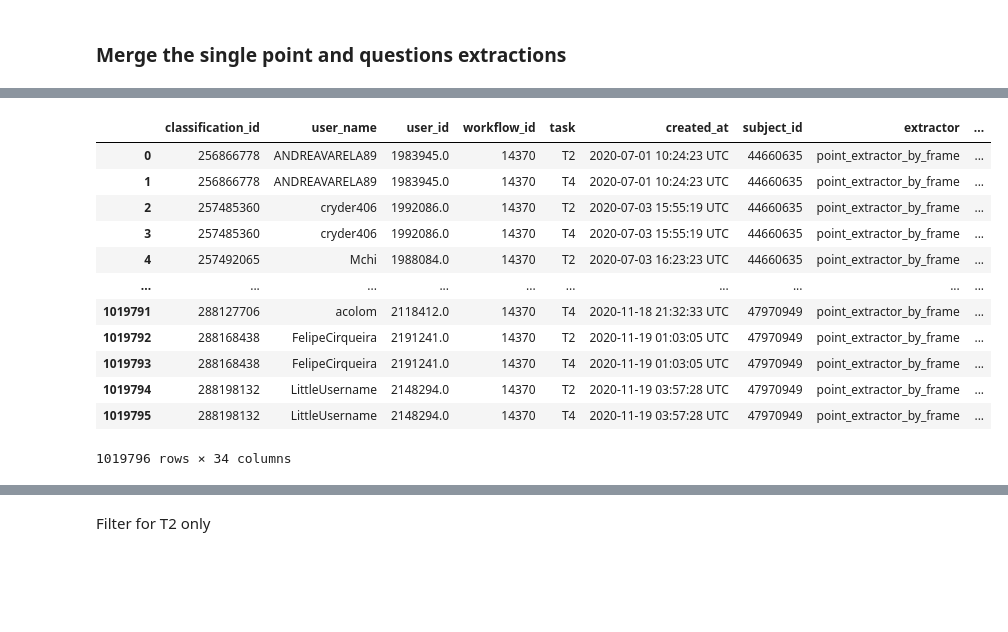
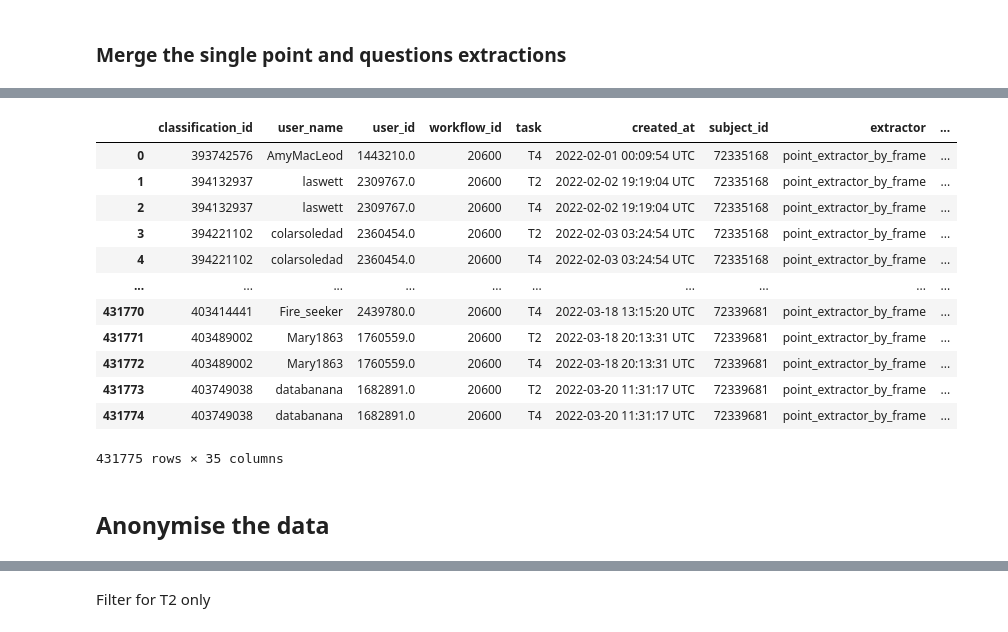
Before and after one commit to cwinkelmann/iguanas-from-above-zooniverse, a Jupyter notebook: Panoptes_Data_Prep.ipynb, the cells around one changed output, grey strips where cells are left out. Saved outputs shown, nothing was run; the diff lists cells and outputs as text; code cells hidden in the pictures; blank space fills up the shorter version.

```diff
--- a/Panoptes_Data_Prep.ipynb
+++ b/Panoptes_Data_Prep.ipynb
@@ -149,20 +190,20 @@ if data_folder == "./data/phase_2":
     # read the rectangles annotations too there
     df_panotes_rectangle_extractor_1 = pd.read_csv(f"{data_folder}/V89.162/shape_extractor_rectangle_extractions.csv", sep=",")
 
-    df_panotes_point_extractor_1 = pd.read_csv(f"{data_folder}/V89.162/point_extractor_by_frame_extractions.csv", sep=",")
-    df_panotes_point_extractor_2 = pd.read_csv(f"{data_folder}/V93.166/point_extractor_by_frame_extractions.csv", sep=",")
-    df_panotes_point_extractor_3 = pd.read_csv(f"{data_folder}/V94.166/point_extractor_by_frame_extractions.csv", sep=",")
+    df_panoptes_point_extractor_1 = pd.read_csv(f"{data_folder}/V89.162/point_extractor_by_frame_extractions.csv", sep=",")
+    df_panoptes_point_extractor_2 = pd.read_csv(f"{data_folder}/V93.166/point_extractor_by_frame_extractions.csv", sep=",")
+    df_panoptes_point_extractor_3 = pd.read_csv(f"{data_folder}/V94.166/point_extractor_by_frame_extractions.csv", sep=",")
 
-    df_panotes_point_extractor_1["workflow_version"] = "89.162"
-    df_panotes_point_extractor_2["workflow_version"] = "93.166"
-    df_panotes_point_extractor_3["workflow_version"] = "94.166"
+    df_panoptes_point_extractor_1["workflow_version"] = "89.162"
+    df_panoptes_point_extractor_2["workflow_version"] = "93.166"
+    df_panoptes_point_extractor_3["workflow_version"] = "94.166"
 
-    df_panotes_question_1 = pd.read_csv(f"{data_folder}/V89.162/question_extractor_extractions.csv", sep=",")
-    df_panotes_question_2 = pd.read_csv(f"{data_folder}/V93.166/question_extractor_extractions.csv", sep=",")
-    df_panotes_question_3 = pd.read_csv(f"{data_folder}/V94.166/question_extractor_extractions.csv", sep=",")
+    df_panoptes_question_1 = pd.read_csv(f"{data_folder}/V89.162/question_extractor_extractions.csv", sep=",")
+    df_panoptes_question_2 = pd.read_csv(f"{data_folder}/V93.166/question_extractor_extractions.csv", sep=",")
+    df_panoptes_question_3 = pd.read_csv(f"{data_folder}/V94.166/question_extractor_extractions.csv", sep=",")
 
 
-    df_panotes_point_extractor = pd.concat([df_panotes_point_extractor_1, df_panotes_point_extractor_2, df_panotes_point_extractor_2], axis=0)
-    df_panotes_question = pd.concat([df_panotes_question_1, df_panotes_question_2, df_panotes_question_3], axis=0)
+    df_panoptes_point_extractor = pd.concat([df_panoptes_point_extractor_1, df_panoptes_point_extractor_2, df_panoptes_point_extractor_2], axis=0)
+    df_panoptes_question = pd.concat([df_panoptes_question_1, df_panoptes_question_2, df_panoptes_question_3], axis=0)
 
     df_panotes_rectangle_extractor_1
@@ -172,13 +210,13 @@ if data_folder == "./data/phase_2":
 # %%
 if data_folder == "./data/phase_3":
-    df_panotes_point_extractor_1 = pd.read_csv(f"{data_folder}/V7.63/point_extractor_by_frame_extractions.csv", sep=",")
-    df_panotes_point_extractor_2 = pd.read_csv(f"{data_folder}/V9.63/point_extractor_by_frame_extractions.csv", sep=",")
-    df_panotes_point_extractor_1["workflow_version"] = "7.63"
-    df_panotes_point_extractor_2["workflow_version"] = "9.63"
+    df_panoptes_point_extractor_1 = pd.read_csv(f"{data_folder}/V7.63/point_extractor_by_frame_extractions.csv", sep=",")
+    df_panoptes_point_extractor_2 = pd.read_csv(f"{data_folder}/V9.63/point_extractor_by_frame_extractions.csv", sep=",")
+    df_panoptes_point_extractor_1["workflow_version"] = "7.63"
+    df_panoptes_point_extractor_2["workflow_version"] = "9.63"
 
-    df_panotes_question_1 = pd.read_csv(f"{data_folder}/V7.63/question_extractor_extractions.csv", sep=",")
-    df_panotes_question_2 = pd.read_csv(f"{data_folder}/V9.63/question_extractor_extractions.csv", sep=",")
+    df_panoptes_question_1 = pd.read_csv(f"{data_folder}/V7.63/question_extractor_extractions.csv", sep=",")
+    df_panoptes_question_2 = pd.read_csv(f"{data_folder}/V9.63/question_extractor_extractions.csv", sep=",")
 
-    df_panotes_point_extractor = pd.concat([df_panotes_point_extractor_1, df_panotes_point_extractor_2], axis=0)
-    df_panotes_question = pd.concat([df_panotes_question_1, df_panotes_question_2], axis=0)
+    df_panoptes_point_extractor = pd.concat([df_panoptes_point_extractor_1, df_panoptes_point_extractor_2], axis=0)
+    df_panoptes_question = pd.concat([df_panoptes_question_1, df_panoptes_question_2], axis=0)
 # %%
@@ -256,17 +238,20 @@ df_subjects
 # %%
-df_panotes_point_extractor = df_panotes_point_extractor.merge(df_subjects[["subject_id", "image_name"]], left_on="subject_id", right_on="subject_id")
-df_panotes_point_extractor
+# join the image name from the subjects file
+df_panoptes_point_extractor = df_panoptes_point_extractor.merge(df_subjects[["subject_id", "image_name"]], left_on="subject_id", right_on="subject_id")
+df_panoptes_point_extractor = df_panoptes_point_extractor[df_panoptes_point_extractor.subject_id.isin(df_subjects.subject_id)]
+
+df_panoptes_point_extractor
 # %% [output]
 |  | classification_id | user_name | user_id | workflow_id | task | created_at | subject_id | extractor | ... |
-| 0 | 256866778 | ANDREAVARELA89 | 1983945.0 | 14370 | T2 | 2020-07-01 10:24:23 UTC | 44660635 | point_extractor_by_frame | ... |
-| 1 | 256866778 | ANDREAVARELA89 | 1983945.0 | 14370 | T4 | 2020-07-01 10:24:23 UTC | 44660635 | point_extractor_by_frame | ... |
-| 2 | 257485360 | cryder406 | 1992086.0 | 14370 | T2 | 2020-07-03 15:55:19 UTC | 44660635 | point_extractor_by_frame | ... |
-| 3 | 257485360 | cryder406 | 1992086.0 | 14370 | T4 | 2020-07-03 15:55:19 UTC | 44660635 | point_extractor_by_frame | ... |
-| 4 | 257492065 | Mchi | 1988084.0 | 14370 | T2 | 2020-07-03 16:23:23 UTC | 44660635 | point_extractor_by_frame | ... |
+| 0 | 393742576 | AmyMacLeod | 1443210.0 | 20600 | T4 | 2022-02-01 00:09:54 UTC | 72335168 | point_extractor_by_frame | ... |
+| 1 | 394132937 | laswett | 2309767.0 | 20600 | T2 | 2022-02-02 19:19:04 UTC | 72335168 | point_extractor_by_frame | ... |
+| 2 | 394132937 | laswett | 2309767.0 | 20600 | T4 | 2022-02-02 19:19:04 UTC | 72335168 | point_extractor_by_frame | ... |
+| 3 | 394221102 | colarsoledad | 2360454.0 | 20600 | T2 | 2022-02-03 03:24:54 UTC | 72335168 | point_extractor_by_frame | ... |
+| 4 | 394221102 | colarsoledad | 2360454.0 | 20600 | T4 | 2022-02-03 03:24:54 UTC | 72335168 | point_extractor_by_frame | ... |
 | ... | ... | ... | ... | ... | ... | ... | ... | ... | ... |
-| 1019791 | 288127706 | acolom | 2118412.0 | 14370 | T4 | 2020-11-18 21:32:33 UTC | 47970949 | point_extractor_by_frame | ... |
-| 1019792 | 288168438 | FelipeCirqueira | 2191241.0 | 14370 | T2 | 2020-11-19 01:03:05 UTC | 47970949 | point_extractor_by_frame | ... |
-| 1019793 | 288168438 | FelipeCirqueira | 2191241.0 | 14370 | T4 | 2020-11-19 01:03:05 UTC | 47970949 | point_extractor_by_frame | ... |
-| 1019794 | 288198132 | LittleUsername | 2148294.0 | 14370 | T2 | 2020-11-19 03:57:28 UTC | 47970949 | point_extractor_by_frame | ... |
-| 1019795 | 288198132 | LittleUsername | 2148294.0 | 14370 | T4 | 2020-11-19 03:57:28 UTC | 47970949 | point_extractor_by_frame | ... |
+| 431770 | 403414441 | Fire_seeker | 2439780.0 | 20600 | T4 | 2022-03-18 13:15:20 UTC | 72339681 | point_extractor_by_frame | ... |
+| 431771 | 403489002 | Mary1863 | 1760559.0 | 20600 | T2 | 2022-03-18 20:13:31 UTC | 72339681 | point_extractor_by_frame | ... |
+| 431772 | 403489002 | Mary1863 | 1760559.0 | 20600 | T4 | 2022-03-18 20:13:31 UTC | 72339681 | point_extractor_by_frame | ... |
+| 431773 | 403749038 | databanana | 1682891.0 | 20600 | T2 | 2022-03-20 11:31:17 UTC | 72339681 | point_extractor_by_frame | ... |
+| 431774 | 403749038 | databanana | 1682891.0 | 20600 | T4 | 2022-03-20 11:31:17 UTC | 72339681 | point_extractor_by_frame | ... |
-1019796 rows × 34 columns
+431775 rows × 35 columns
@@ -275,3 +258,5 @@ df_panotes_point_extractor
+# %% [markdown]
+## Anonymise the data
 # %%
 from hashlib import blake2b
 
```
Also changed, not shown: parts of 51 cells of this notebook, 35 other files.
